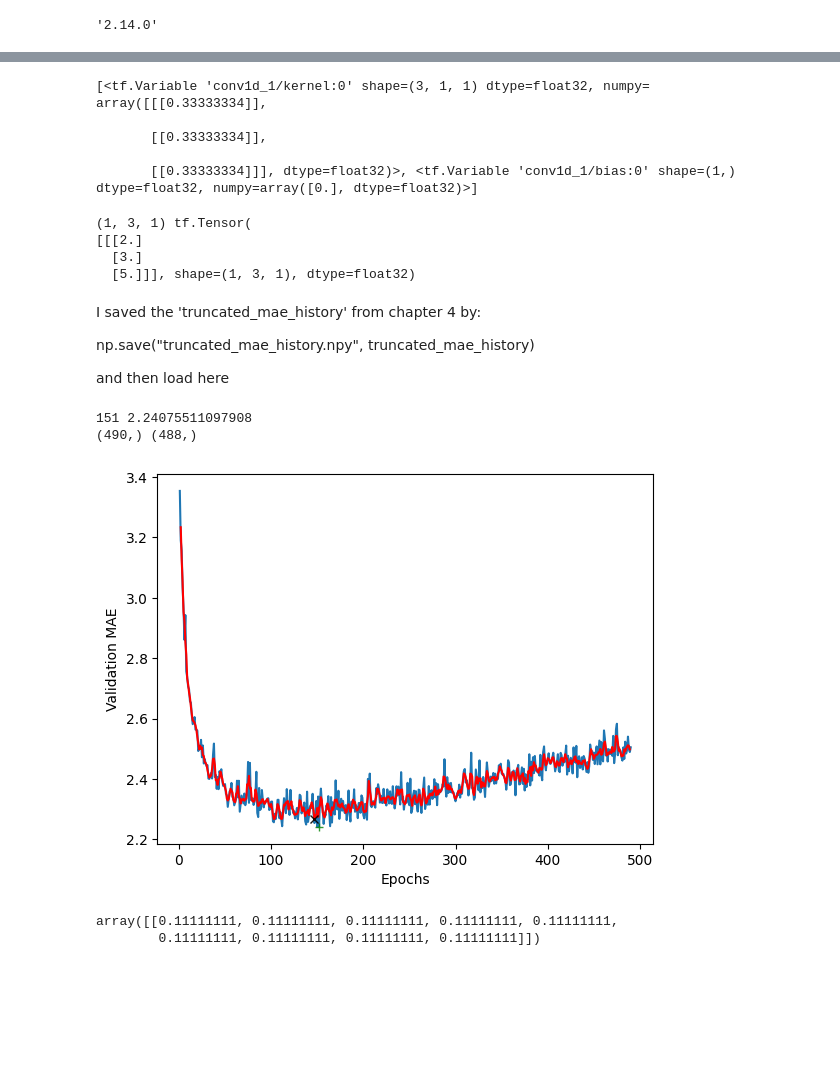
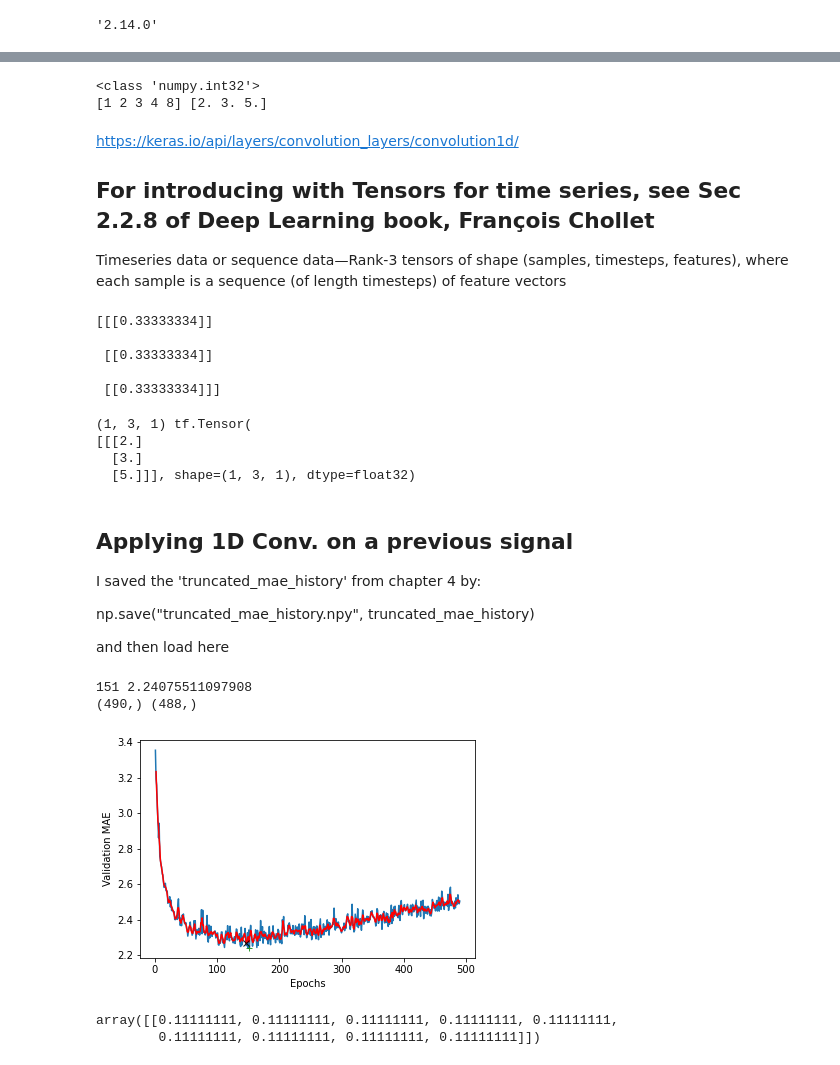
Before and after one commit to fum-cs/dl-fall-2023, a Jupyter notebook: code/conv_play.ipynb, the cells around one changed output, grey strips where cells are left out. Drawn from its saved outputs; the diff is of its cells as text; code cells hidden in the pictures; blank space fills up the shorter version.

Commit message:
Edit conv_play

```diff
--- a/code/conv_play.ipynb
+++ b/code/conv_play.ipynb
@@ -22,16 +22,33 @@ model.add(layers.Conv1D(n_filters, 3, input_shape=(None, 5), use_bias=False))
+# %%
+x = np.array([1, 2, 3, 4, 8])
+w = np.array([1 / 3, 1 / 3, 1 / 3])
+y = signal.convolve(x, w, mode="valid")
+print(type(x[0]))
+print(x, y)
+# %% [output]
+<class 'numpy.int32'>
+[1 2 3 4 8] [2. 3. 5.]
+# %% [markdown]
+https://keras.io/api/layers/convolution_layers/convolution1d/
+
+## For introducing with Tensors for time series, see Sec 2.2.8 of Deep Learning book, François Chollet
+
+Timeseries data or sequence data—Rank-3 tensors of shape (samples, timesteps, features), where each sample is a sequence (of length timesteps) of feature
+vectors
 # %%
-x = np.array([1,2,3,4,8],dtype='float')
-x = tf.reshape(x, (1, 5, 1)) # reshape it to match the input shape of Conv1D
+x = np.array([1, 2, 3, 4, 8])
+x = tf.reshape(x, (1, 5, 1))  # reshape it to match the input shape of Conv1D
 # create a model with one Conv1D layer
+w = np.array([1 / 3, 1 / 3, 1 / 3])
 model = models.Sequential()
-model.add(layers.Conv1D(1, 3, input_shape=(5, 1),
-                        kernel_initializer=initializers.Constant([1/3, 1/3, 1/3])))
-print(model.weights)
+model.add(
+    layers.Conv1D(1, 3, input_shape=(5, 1), kernel_initializer=initializers.Constant(w))
+)
+print(model.weights[0].numpy())
 # %% [output]
-[<tf.Variable 'conv1d_1/kernel:0' shape=(3, 1, 1) dtype=float32, numpy=
-array([[[0.33333334]],
+[[[0.33333334]]
 
-       [[0.33333334]],
+ [[0.33333334]]
 
-       [[0.33333334]]], dtype=float32)>, <tf.Variable 'conv1d_1/bias:0' shape=(1,) dtype=float32, numpy=array([0.], dtype=float32)>]
+ [[0.33333334]]]
 # %%
@@ -43,32 +60,41 @@ print(y.shape, y) # print the shape of the output tensor
   [3.]
   [5.]]], shape=(1, 3, 1), dtype=float32)
 # %% [markdown]
+## Applying 1D Conv. on a previous signal
 I saved the 'truncated_mae_history' from chapter 4 by:
 
 np.save("truncated_mae_history.npy", truncated_mae_history)
 
 and then load here
 # %%
-x = np.load("truncated_mae_history.npy")
+# x = np.load("truncated_mae_history.npy")
+
+url = "https://raw.githubusercontent.com/fum-cs/dl/master/code/truncated_mae_history.npy"
+response = requests.get(url) # this gets the file content as a byte stream
+x = np.load(BytesIO(response.content))
+w = np.array([1 / 3, 1 / 3, 1 / 3])
 print(np.argmin(x), np.min(x))
 model = models.Sequential()
-model.add(layers.Conv1D(1, 3, input_shape=(len(x), 1),
-                        kernel_initializer=initializers.Constant([1/3, 1/3, 1/3])))
+model.add(
+    layers.Conv1D(
+        1, 3, input_shape=(len(x), 1), kernel_initializer=initializers.Constant(w)
+    )
+)
 
 X = tf.reshape(x, (1, len(x), 1))
 y = model(X)
 y = np.squeeze(y)
 print(x.shape, y.shape)
 plt.plot(range(1, len(x) + 1), x)
-plt.plot(np.argmin(x)+1, np.min(x), 'g+', alpha=0.8)
+plt.plot(np.argmin(x) + 1, np.min(x), "g+", alpha=0.8)
 
-plt.plot(range(2, len(y) +2 ), y, 'r')
-plt.plot(np.argmin(y)+2, np.min(y), 'kx', alpha=0.9)
+plt.plot(range(2, len(y) + 2), y, "r")
+plt.plot(np.argmin(y) + 2, np.min(y), "kx", alpha=0.9)
 plt.xlabel("Epochs")
 plt.ylabel("Validation MAE")
 plt.show()
 # %% [output]
 151 2.24075511097908
 (490,) (488,)
-[figure, old version]
+[figure, new version]
 # %%
```
Also changed, not shown: parts of 20 cells of this notebook, 1 other file.
